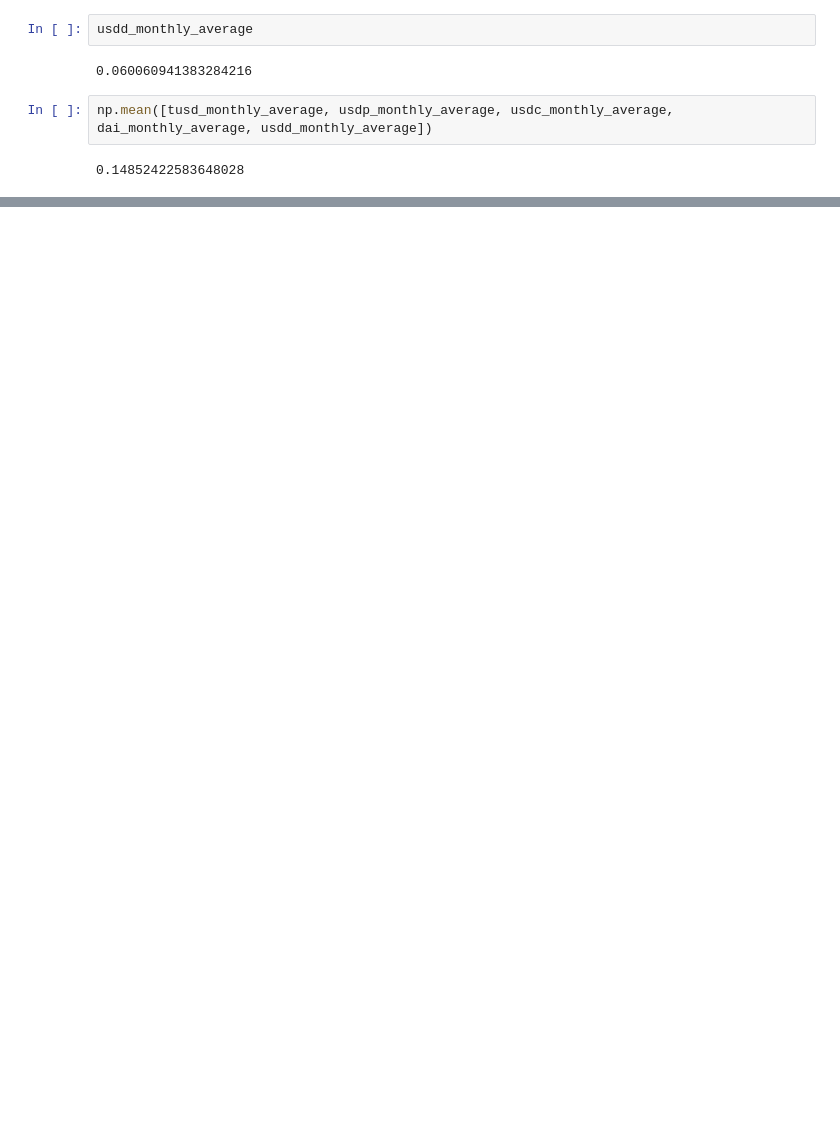
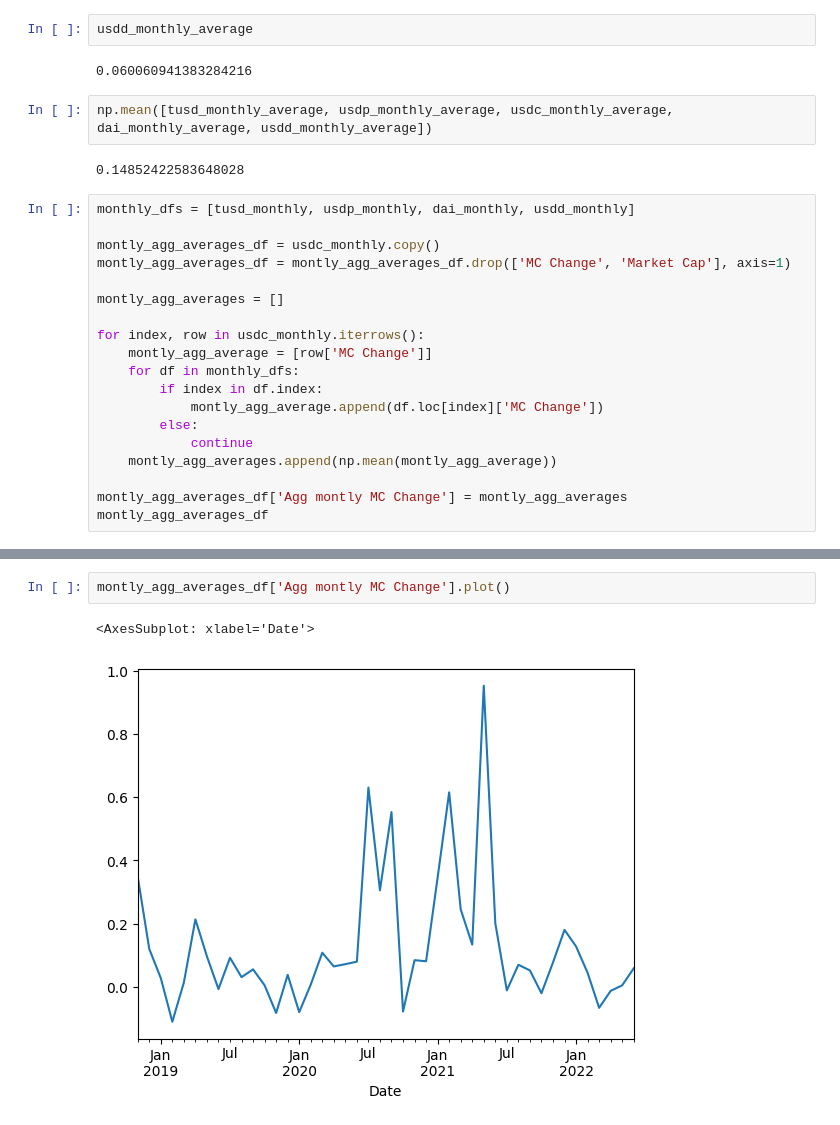
Before and after one commit to immortal16/OpenDeltaDeliverables, a Jupyter notebook: stablecoins.ipynb, the cells around one changed output, grey strips where cells are left out. Drawn from its saved outputs; the diff is of its cells as text; blank space fills up the shorter version.

Commit message:
added agg montly averages

```diff
--- a/stablecoins.ipynb
+++ b/stablecoins.ipynb
@@ -134,3 +199,22 @@ usdd_monthly_average
 np.mean([tusd_monthly_average, usdp_monthly_average, usdc_monthly_average, dai_monthly_average, usdd_monthly_average])
 # %% [output]
 0.14852422583648028
+# %%
+monthly_dfs = [tusd_monthly, usdp_monthly, dai_monthly, usdd_monthly]
+
+montly_agg_averages_df = usdc_monthly.copy()
+montly_agg_averages_df = montly_agg_averages_df.drop(['MC Change', 'Market Cap'], axis=1)
+
+montly_agg_averages = []
+
+for index, row in usdc_monthly.iterrows():
+    montly_agg_average = [row['MC Change']]
+    for df in monthly_dfs:
+        if index in df.index:
+            montly_agg_average.append(df.loc[index]['MC Change'])
+        else:
+            continue
+    montly_agg_averages.append(np.mean(montly_agg_average))
+
+montly_agg_averages_df['Agg montly MC Change'] = montly_agg_averages
+montly_agg_averages_df
@@ -136,0 +240,5 @@ np.mean([tusd_monthly_average, usdp_monthly_average, usdc_monthly_average, dai_m
+# %%
+montly_agg_averages_df['Agg montly MC Change'].plot()
+# %% [output]
+<AxesSubplot: xlabel='Date'>
+[figure, added]
```
Also changed, not shown: parts of 11 cells of this notebook.
